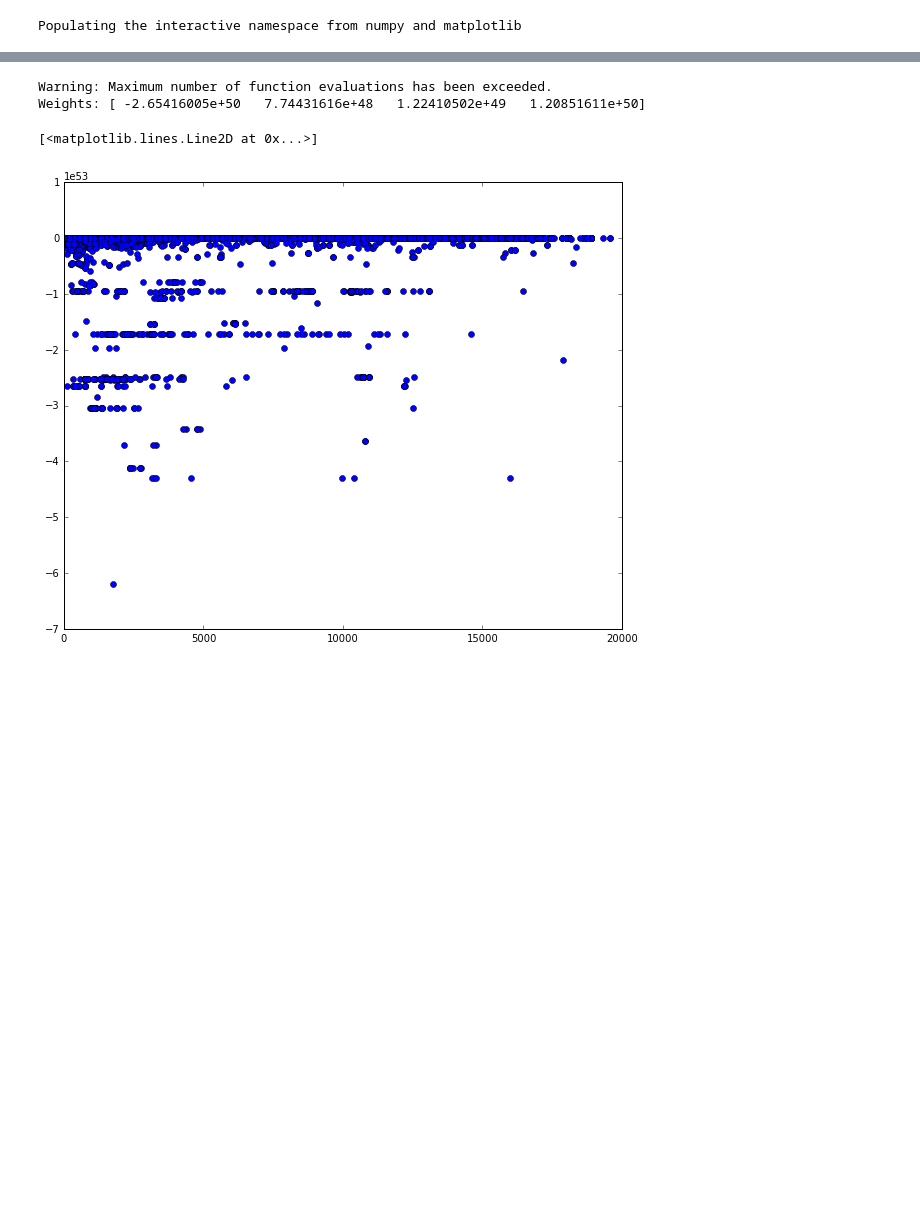
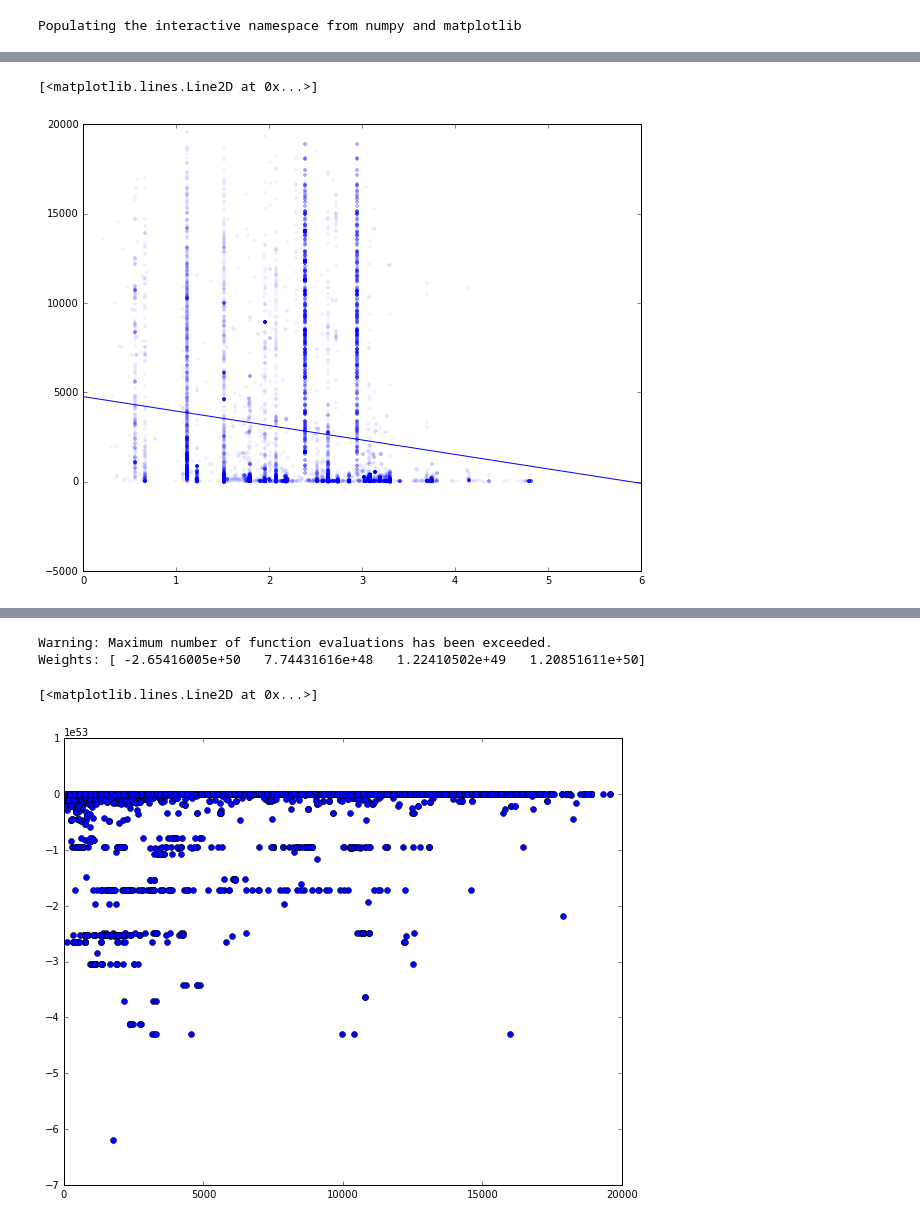
Before and after one commit to Humpheh/twied, a Jupyter notebook: workbooks/WeightsTest.ipynb, the cells around one changed output, grey strips where cells are left out. Cells and saved outputs as stored; diff of their text form; code cells hidden in the pictures; blank space fills up the shorter version.

```diff
--- a/workbooks/WeightsTest.ipynb
+++ b/workbooks/WeightsTest.ipynb
@@ -102,3 +134,16 @@ array([  4.94879503e+03,   3.69274187e+00,   2.38272793e+00,
+# %%
+z = np.polyfit(X[:,weight], X[:,dist], 1)
+f = np.poly1d(z)
+
+x_new = np.linspace(0, 6, 100)
+y_new = f(x_new)
+
+
+plot(x_new, y_new)
+plot(X[:,weight], X[:,dist], 'b.', alpha=0.05) #
+# %% [output]
+[<matplotlib.lines.Line2D at 0x...>]
+[figure, added]
 # %%
 def func(x, w):
     return sum([x[i+1] * w[i] for i in range(len(w))])
```
Also changed, not shown: parts of 6 cells of this notebook, 8 other files.
